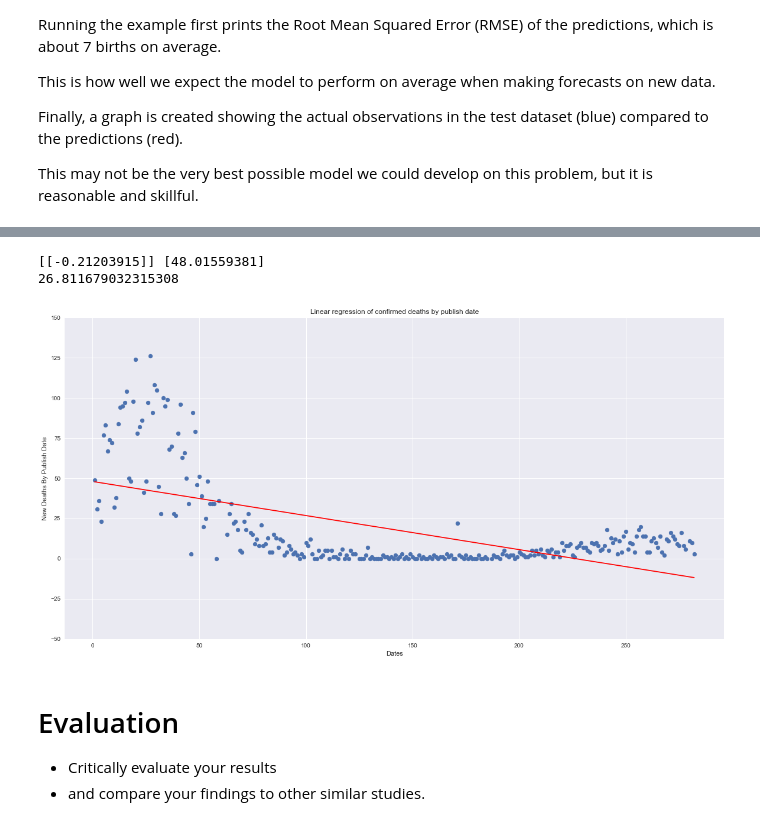
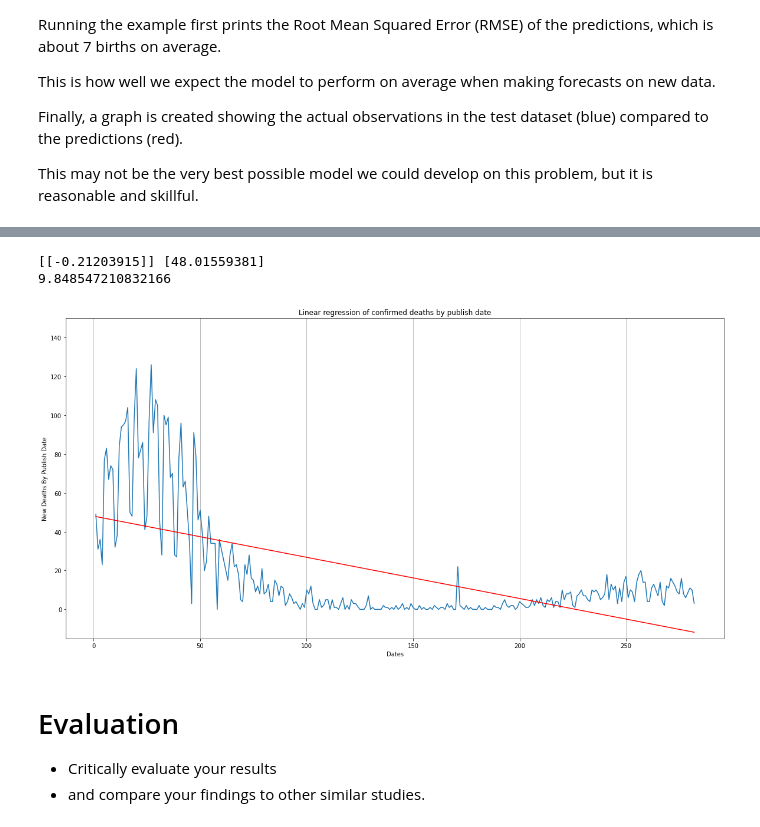
Before and after one commit to JustGinger888/DataScience, a Jupyter notebook: DataReport.ipynb, the cells around one changed output, grey strips where cells are left out. Cells and saved outputs as stored; diff of their text form; code cells hidden in the pictures.

```diff
--- a/DataReport.ipynb
+++ b/DataReport.ipynb
@@ -893,56 +912,47 @@ df = pd.read_excel(filename)
 
 filter = df['areaName']=='East Midlands'
 df = df[filter]
-
 df = df[['newDeaths28DaysByPublishDate', 'date']]
-
 data = df[['newDeaths28DaysByPublishDate', 'date']]
 
 data['month'] = df['date'].dt.month
 data['day'] = df['date'].dt.day
 data['date'] = (df['date'].dt.month-1) * 31 + df['date'].dt.day
-
-
-
-# print(data)
-
-# plt.scatter(data['date'], data['cumDeaths28DaysByPublishDateRate'])
-
 
 size = int(len(X) * 0.8)
 train= data[:(int(len(X) * 0.8))]
 test = data[(int(len(X) * 0.2)):]
 # train autoregression
 model = LinearRegression()
 trainX = np.array(train[['date']])
 trainY = np.array(train[['newDeaths28DaysByPublishDate']])
 model.fit(trainX, trainY)
 coef = model.coef_
 intercept = model.intercept_
 
 print(coef, intercept)
 
 f = plt.figure()
 f.set_figwidth(20)
 f.set_figheight(10)
 
-plt.scatter(train['date'],train['newDeaths28DaysByPublishDate'])
+plt.plot(train['date'],train['newDeaths28DaysByPublishDate'])
 
 plt.plot(trainX, coef*trainX + intercept, '-r')
 
-estimated_values = ger_regression_predictions(100, intercept[0], coef[0][0])
+estimated_values = ger_regression_predictions(180, intercept[0], coef[0][0])
 print(estimated_values)
 
 plt.title('Linear regression of confirmed deaths by publish date')
-plt.ylim(bottom=-50, top=150)
+plt.ylim(bottom=-15, top=150)
 plt.xlabel('Dates')
 plt.ylabel('New Deaths By Publish Date')
-
+plt.grid(axis='x')
 plt.show()
 # %% [output]
 [[-0.21203915]] [48.01559381]
-26.811679032315308
+9.848547210832166
-[figure, old version]
+[figure, new version]
 # %% [markdown]
 # Evaluation
 
```
Also changed, not shown: parts of 30 cells of this notebook.
